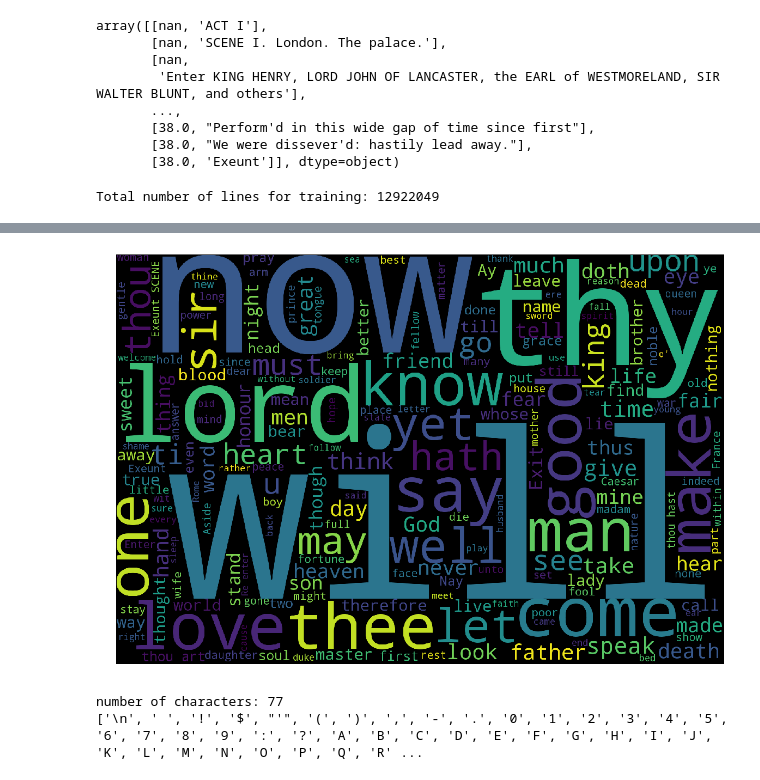
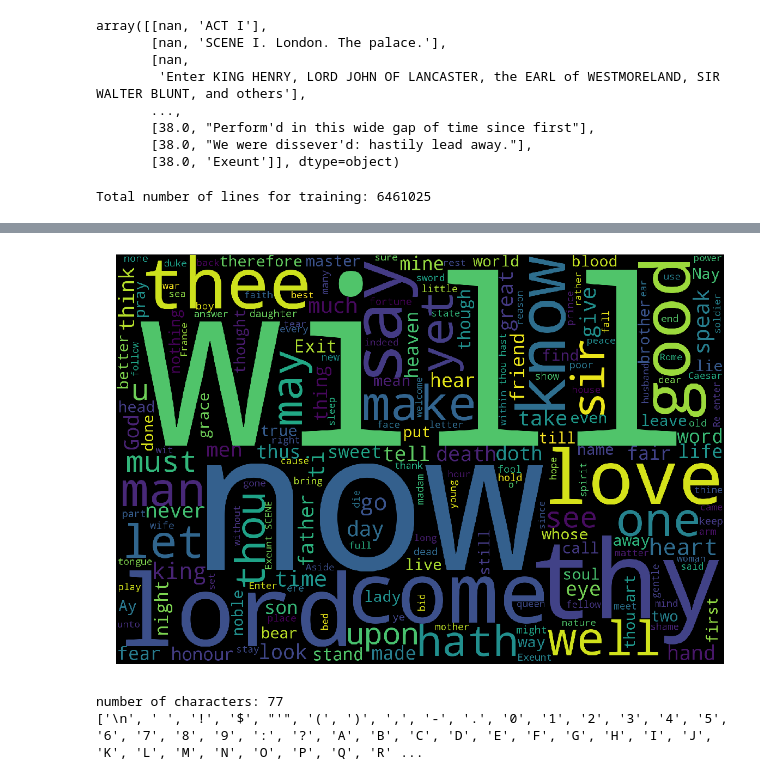
Before and after one commit to Kingburrito777/Shakespeare-NN-Recreation, a Jupyter notebook: Notebook/chatbot-master.ipynb, the cells around one changed output, grey strips where cells are left out. Cells and saved outputs as stored; diff of their text form; code cells hidden in the pictures.

```diff
--- a/Notebook/chatbot-master.ipynb
+++ b/Notebook/chatbot-master.ipynb
@@ -74,7 +76,7 @@ print('length of both arrays: ', len(amountLines), ' ', len(linesAndNumbers),' '
 length of both arrays:  111396   111396   111396
 # %%
 # Converting the dataframe to a single string
-lines2 = allData[["Player-Line"]].to_string()
-textLines = " ".join(lines)
+lines = allData[["Player-Line"]].to_string()
+textLines = "".join(lines)
 print('text length in number of characters:', len(textLines))
 # %% [output]
@@ -95,21 +97,20 @@ wordcld = pd.Series(allData['Player-Line'].tolist()).astype(str)
 # %%
 print('Total number of lines for training: {}'.format(len(textLines)))
 # Most frequent words in the data set. Just because. Using a beautiful wordcloud
 from wordcloud import WordCloud
 cloud = WordCloud(width=1900, height=1280).generate(' '.join(wordcld.astype(str)))
 plt.figure(figsize=(20, 15))
 plt.imshow(cloud)
 plt.axis('off')
-allData.head()
 # %% [output]
-Total number of lines for training: 12922049
+Total number of lines for training: 6461025
 |  | Data-line | Play | Player Line number | Act-Scene-Line | Player | Player-Line |
 | 0 | 1 | Henry IV | NaN | NaN | NaN | ACT I |
 | 1 | 2 | Henry IV | NaN | NaN | NaN | SCENE I. London. The palace. |
 | 2 | 3 | Henry IV | NaN | NaN | NaN | Enter KING HENRY, LORD JOHN OF LA... |
 | 3 | 4 | Henry IV | 1.0 | 1.1.1 | KING HENRY IV | So shaken as we are, so wan with ... |
 | 4 | 5 | Henry IV | 1.0 | 1.1.2 | KING HENRY IV | Find we a time for frighted peace... |
-[figure, old version]
+[figure, new version]
 # %%
 chars = sorted(list(set(textLines)))
 char_size = len(chars)
```
Also changed, not shown: parts of 10 cells of this notebook, 4 other files.
